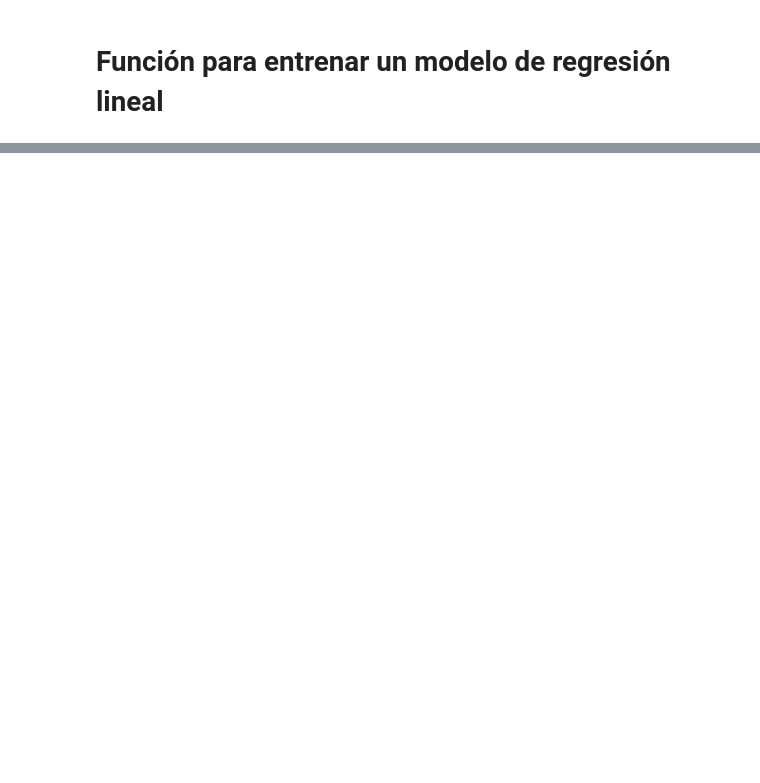
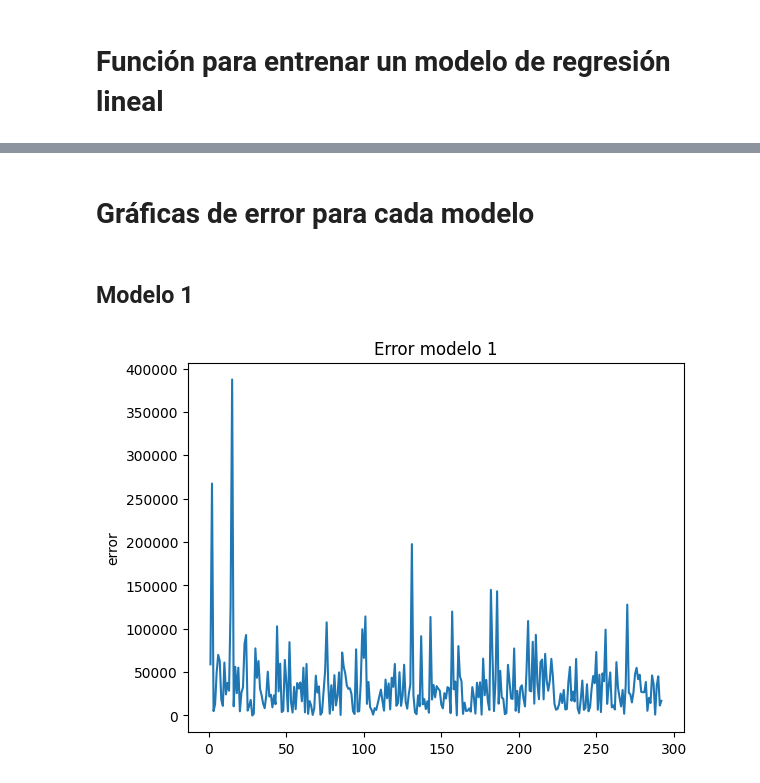
Before and after one commit to EduardoCalderon9/EconometriaProyecto1, a Jupyter notebook: Proyecto 1.ipynb, the cells around one changed output, grey strips where cells are left out. Saved outputs shown, nothing was run; the diff lists cells and outputs as text; code cells hidden in the pictures; blank space fills up the shorter version.

```diff
--- a/Proyecto 1.ipynb
+++ b/Proyecto 1.ipynb
@@ -378,0 +413,15 @@ min(dataframe['SalePrice'])
+# %%
+def predicciones(modeloManual, modeloscikit, vector):
+    res_modeloManual = []
+    res_modeloscikit = []
+    promedio = []
+
+    for n in range(len(vector)):
+        pred_scikit = modeloscikit.intercept_ + (modeloscikit.coef_[0] * vector[n])
+        pred_manual = modeloManual[1] + (modeloManual[0] * vector[n])
+
+        res_modeloscikit.append(pred_scikit)
+        res_modeloManual.append(pred_manual)
+        promedio.append((pred_scikit + pred_manual) / 2)
+
+    return res_modeloManual, res_modeloscikit, promedio
@@ -378,0 +452,3 @@ min(dataframe['SalePrice'])
+# %%
+prediccionManual1,_,_ = predicciones(betas1, reg_model1, testDataFrame['OverallQual'])
+print(f"Predicciones: {prediccionManual1}")
@@ -378,0 +459,3 @@ min(dataframe['SalePrice'])
+# %%
+errorModelo1 = abs(testDataFrame['SalePrice'] - prediccionManual1)
+errorModelo1
@@ -378,0 +500,12 @@ min(dataframe['SalePrice'])
+# %% [markdown]
+# Gráficas de error para cada modelo
+# %% [markdown]
+## Modelo 1
+# %%
+lista = list(range(1, len(errorModelo1) + 1))
+plt.plot(lista, errorModelo1)
+plt.title('Error modelo 1')
+plt.ylabel('error')
+plt.show()
+# %% [output]
+[figure, added]
```
Also changed, not shown: parts of 54 cells of this notebook.
